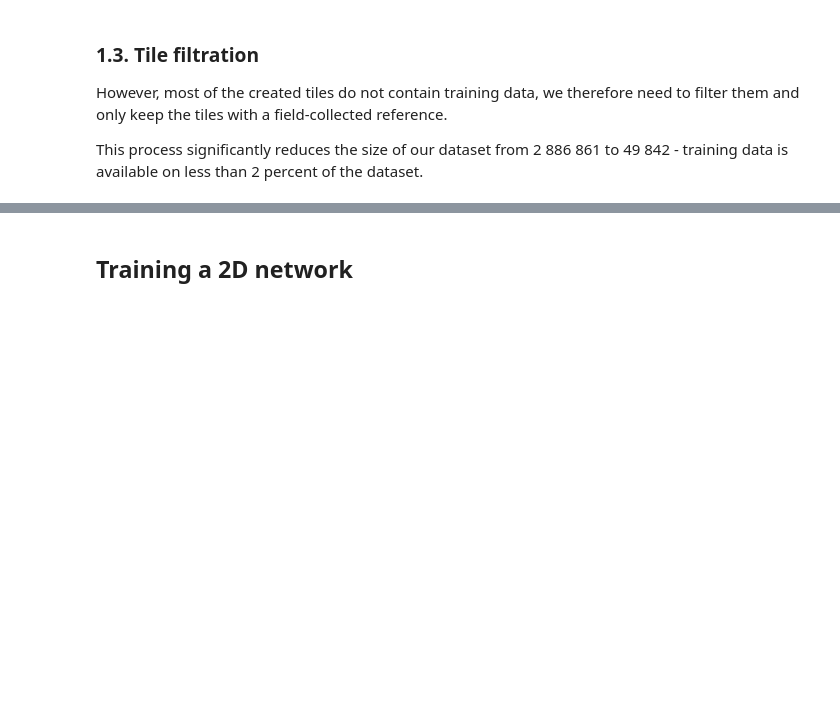
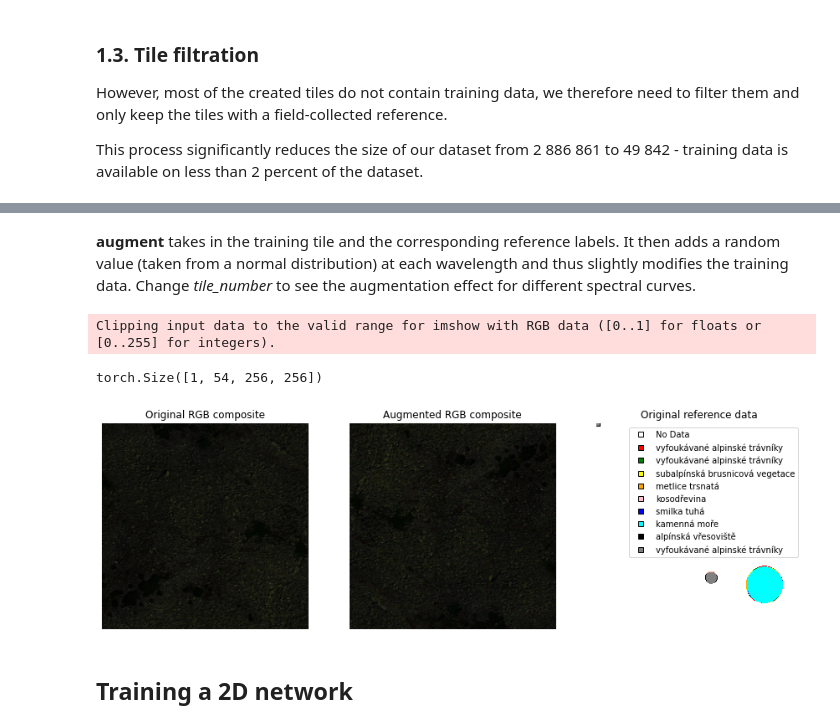
Before and after one commit to jakub-dvorak-geo/ETRAINEE-ClassifierComparison, a Jupyter notebook: 2D_CNN_training_application.ipynb, the cells around one changed output, grey strips where cells are left out. Cells and saved outputs as stored; diff of their text form; code cells hidden in the pictures; blank space fills up the shorter version.

```diff
--- a/2D_CNN_training_application.ipynb
+++ b/2D_CNN_training_application.ipynb
@@ -203,3 +130,5 @@ class UNet(nn.Module):
+# %% [markdown]
+__augment__ takes in the training tile and the corresponding reference labels. It then adds a random value (taken from a normal distribution) at each wavelength and thus slightly modifies the training data. Change _tile_number_ to see the augmentation effect for different spectral curves.
 # %%
 def augment(obs, g_t):
     """the data augmentation function, introduces random noise and rotation"""
@@ -215,3 +144,10 @@ def augment(obs, g_t):
     g_t = torch.rot90(g_t, n_turn, dims=(1,2))
 
     return obs, g_t
+# %%
+tile_number = 5
+visualisation_utils.show_augment_spatial(preprocessed_tiles, tile_number, augment)
+# %% [output]
+Clipping input data to the valid range for imshow with RGB data ([0..1] for floats or [0..255] for integers).
+torch.Size([1, 54, 256, 256])
+[figure, added]
```
Also changed, not shown: parts of 10 cells of this notebook, 2 other files.
